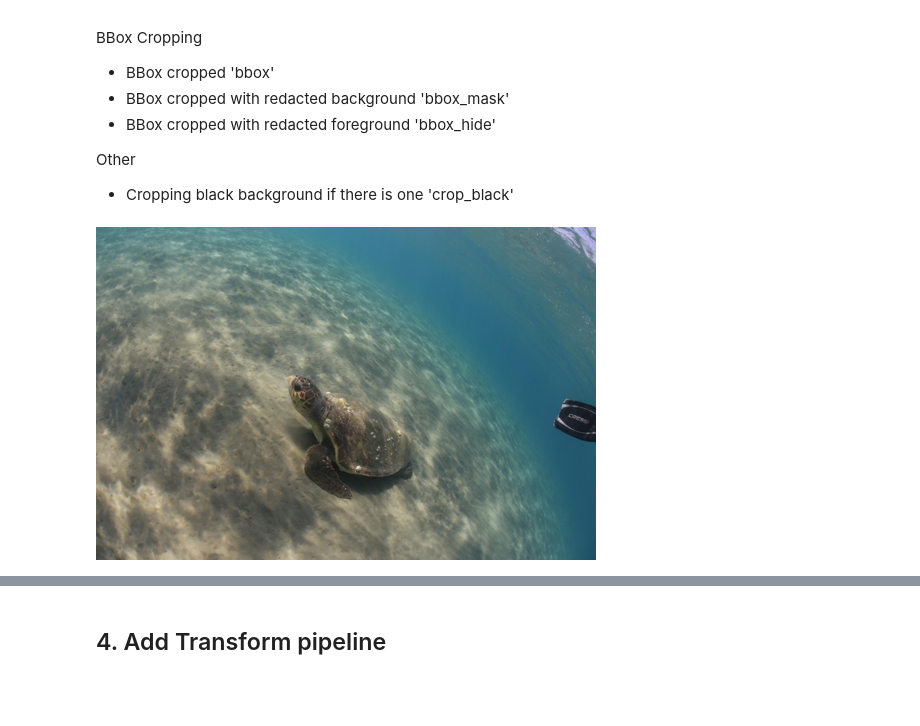
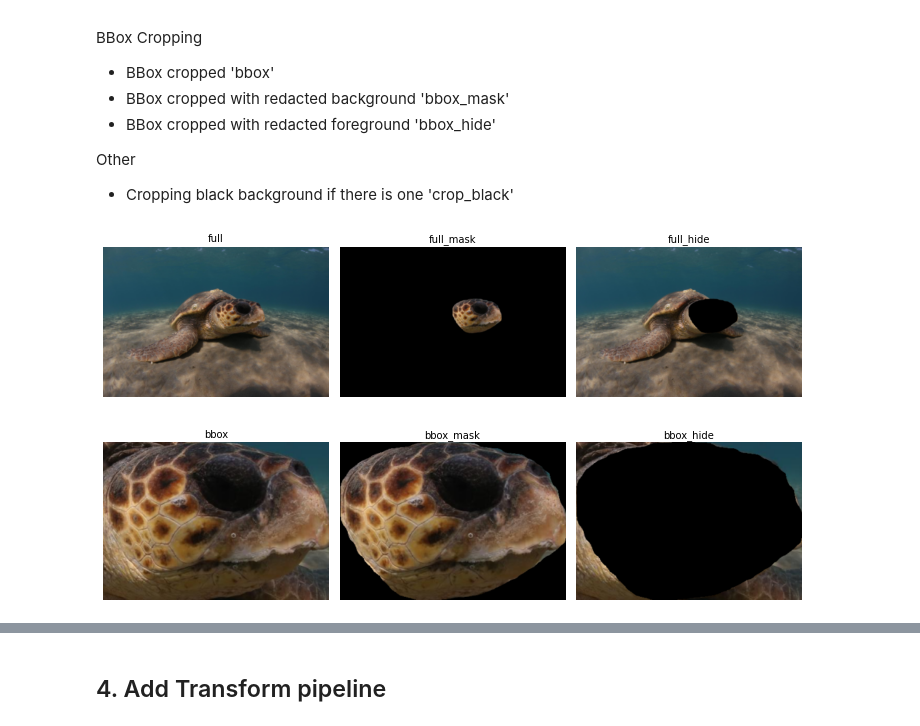
Before and after one commit to WildlifeDatasets/wildlife-tools, a Jupyter notebook: examples/example_datasets.ipynb, the cells around one changed output, grey strips where cells are left out. Drawn from its saved outputs; the diff is of its cells as text; code cells hidden in the pictures; blank space fills up the shorter version.

Commit message:
update examples

```diff
--- a/examples/example_datasets.ipynb
+++ b/examples/example_datasets.ipynb
@@ -147,6 +18,12 @@ from wildlife_datasets.datasets import SeaTurtleID
 root = '/mnt/data/turtles/datasets/datasets/SeaTurtleID'
 metadata = SeaTurtleID(root).df
 metadata.head()
+
+
+metadata = pd.read_csv('ExampleDataset/metadata.csv')
+dataset = WildlifeDataset(metadata, 'ExampleDataset', transform=Resize(250))
+image, label = dataset[0]
+image
 # %% [output]
 |  | image_id | identity | path | split | bbox | date | orientation | segmentation |
 | 0 | 0 | t281 | images/t281/ILXxnZwvNh.JPG | train | [769, 593, 135, 145] | 2016-07-11 16:53:31 | topleft | {'size': [1333, 2000], 'counts': ... |
@@ -180,8 +57,28 @@ BBox Cropping
 Other
 - Cropping black background if there is one 'crop_black'
 # %%
-dataset = WildlifeDataset(metadata, root=root, img_load='full')
-img, label = dataset[0]
-img.resize((img.size[0] // 4, img.size[1] // 4))
+from wildlife_tools.data.dataset import WildlifeDataset
+from torchvision.transforms import Resize
+import pandas as pd
+%matplotlib inline
+import matplotlib.pyplot as plt
+
+metadata = pd.read_csv('ExampleDataset/metadata.csv')
+
+fig, axes = plt.subplots(2, 3, figsize=(10, 6))
+axes = axes.flatten()
+
+methods = ['full', 'full_mask', 'full_hide', 'bbox', 'bbox_mask', 'bbox_hide']
+for i, method in enumerate(methods):
+    dataset = WildlifeDataset(metadata, 'ExampleDataset', img_load=method, transform=Resize(256))
+    img, _ = dataset[0]
+
+    axes[i].imshow(img)
+    axes[i].axis('off')
+    axes[i].set_title(method, fontsize=10, pad=5)
+
+plt.tight_layout()
+plt.savefig('loading_methods.png')
+plt.show()
 # %% [output]
-[figure, old version]
+[figure, new version]
```
Also changed, not shown: parts of 8 cells of this notebook, 15 other files.
